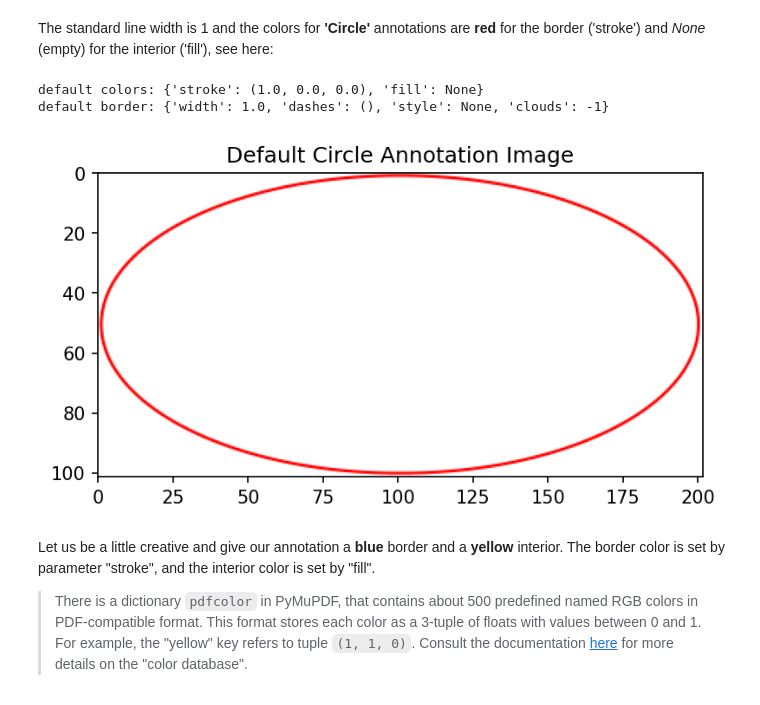
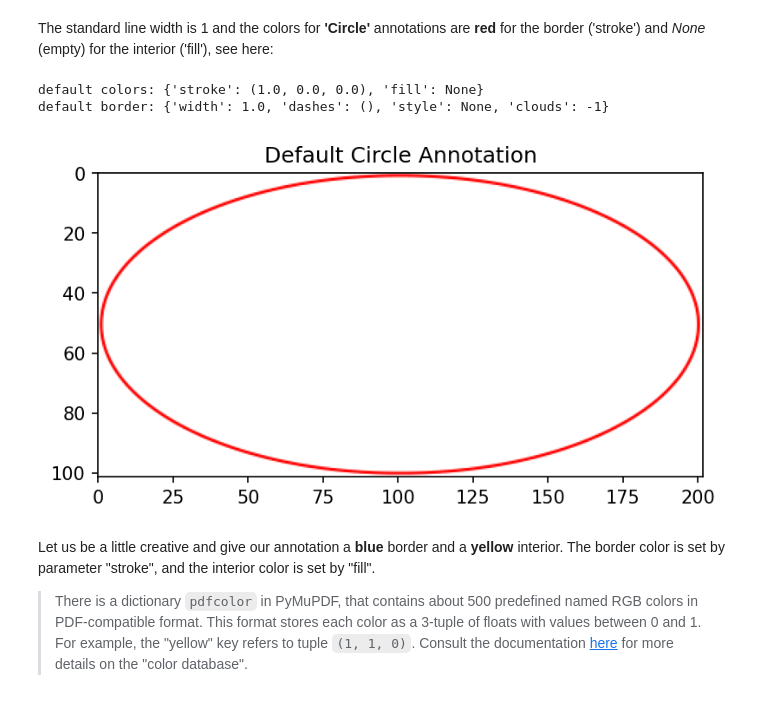
Before and after one commit to pymupdf/PyMuPDF-Utilities, a Jupyter notebook: jupyter-notebooks/new_circle_annot.ipynb, the cells around one changed output. Cells and saved outputs as stored; diff of their text form; code cells hidden in the pictures.

```diff
--- a/jupyter-notebooks/new_circle_annot.ipynb
+++ b/jupyter-notebooks/new_circle_annot.ipynb
@@ -67,11 +67,11 @@ The standard line width is 1 and the colors for **'Circle'** annotations are **r
 # %%
 print("default colors:", annot.colors)  # show the default colors,
 print("default border:", annot.border)  # ... the border
-show_image(annot, "Default Circle Annotation Image")  # ... and the annot image
+show_image(annot, "Default Circle Annotation")  # ... and the annot image
 # %% [output]
 default colors: {'stroke': (1.0, 0.0, 0.0), 'fill': None}
 default border: {'width': 1.0, 'dashes': (), 'style': None, 'clouds': -1}
-[figure, old version]
+[figure, new version]
 # %% [markdown]
 Let us be a little creative and give our annotation a **blue** border and a **yellow** interior. The border color is set by parameter "stroke", and the interior color is set by "fill".
 
```
Also changed, not shown: parts of 5 cells of this notebook.
